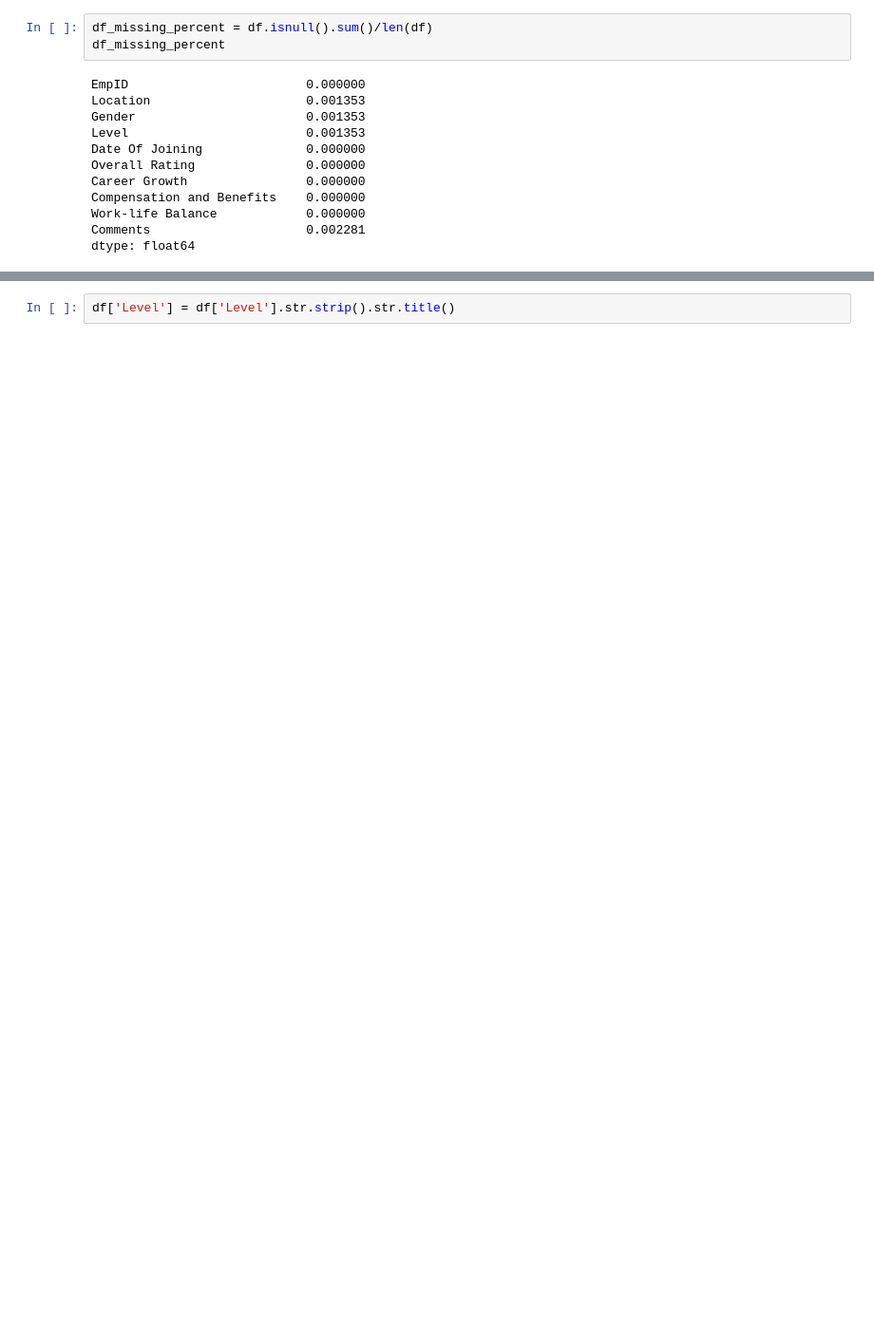
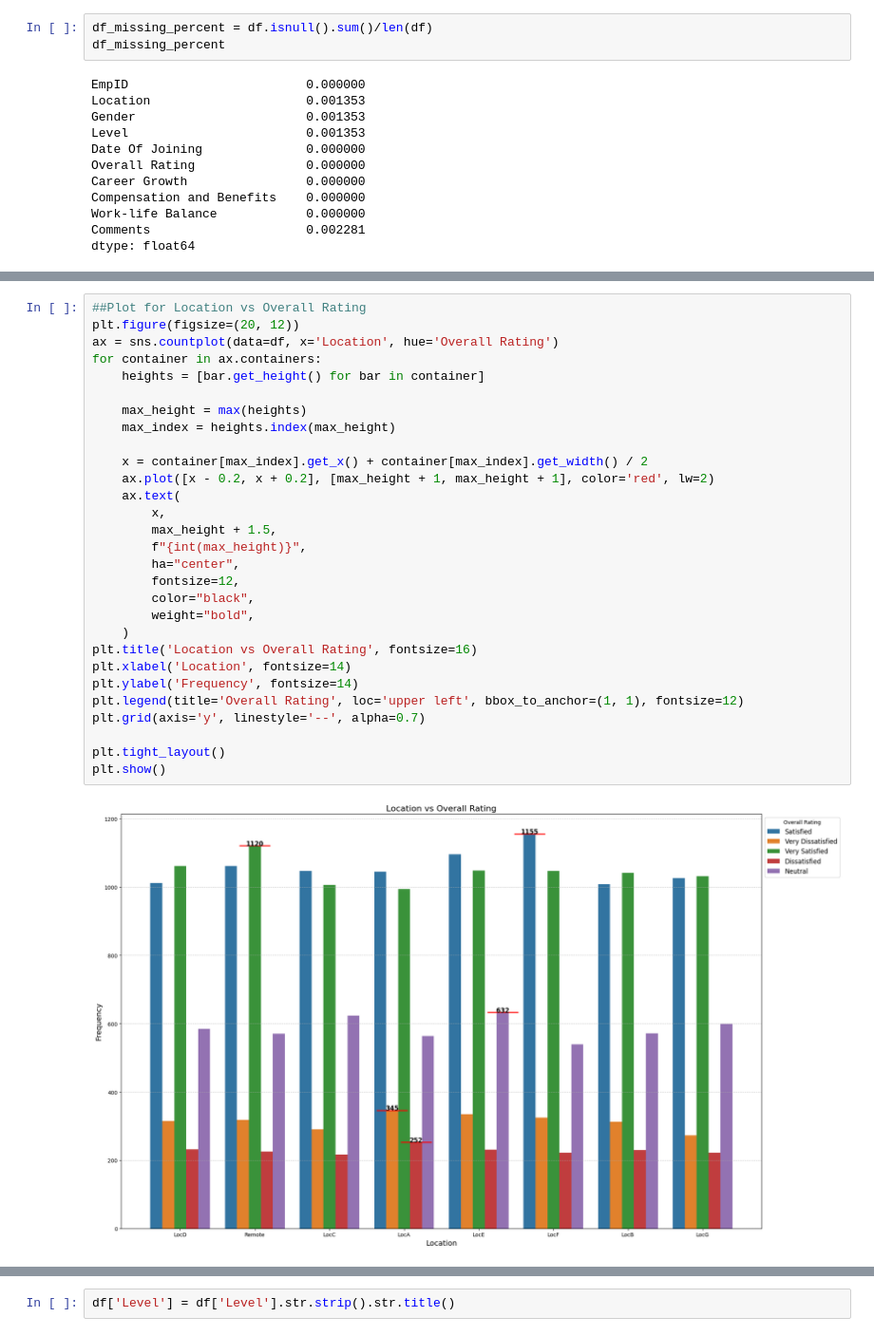
Before and after one commit to annvettoor/HR_Analytics, a Jupyter notebook: HR_Analytics_Usecase.ipynb, the cells around one changed output, grey strips where cells are left out. Shown at 95% size. Saved outputs shown, nothing was run; the diff lists cells and outputs as text; blank space fills up the shorter version.

```diff
--- a/HR_Analytics_Usecase.ipynb
+++ b/HR_Analytics_Usecase.ipynb
@@ -97,0 +93,31 @@ Text(0, 0.5, 'Career Growth')
+# %%
+##Plot for Location vs Overall Rating
+plt.figure(figsize=(20, 12))
+ax = sns.countplot(data=df, x='Location', hue='Overall Rating')
+for container in ax.containers:
+    heights = [bar.get_height() for bar in container]
+
+    max_height = max(heights)
+    max_index = heights.index(max_height)
+
+    x = container[max_index].get_x() + container[max_index].get_width() / 2
+    ax.plot([x - 0.2, x + 0.2], [max_height + 1, max_height + 1], color='red', lw=2)
+    ax.text(
+        x,
+        max_height + 1.5,
+        f"{int(max_height)}",
+        ha="center",
+        fontsize=12,
+        color="black",
+        weight="bold",
+    )
+plt.title('Location vs Overall Rating', fontsize=16)
+plt.xlabel('Location', fontsize=14)
+plt.ylabel('Frequency', fontsize=14)
+plt.legend(title='Overall Rating', loc='upper left', bbox_to_anchor=(1, 1), fontsize=12)
+plt.grid(axis='y', linestyle='--', alpha=0.7)
+
+plt.tight_layout()
+plt.show()
+# %% [output]
+[figure, added]
```
Also changed, not shown: parts of 47 cells of this notebook, 5 other files.
